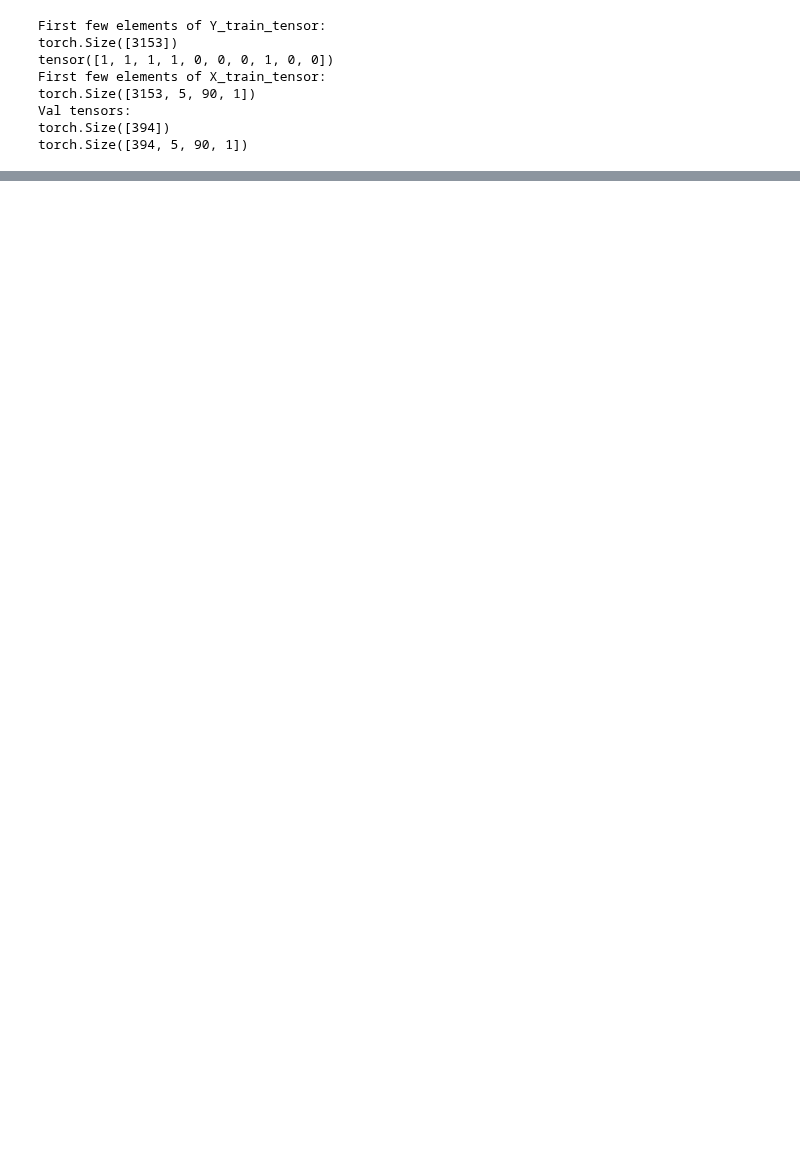
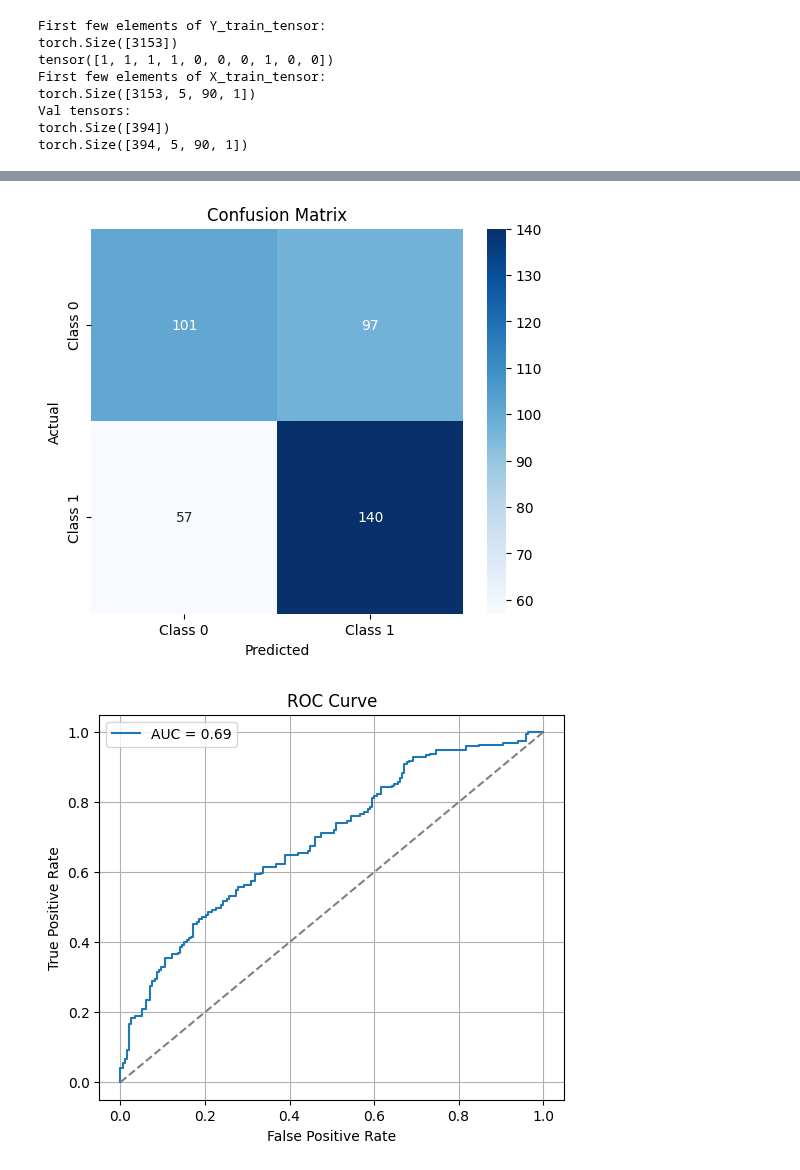
Before and after one commit to antoinevilain001/aps360project, a Jupyter notebook: cnn.ipynb, the cells around one changed output, grey strips where cells are left out. Saved outputs shown, nothing was run; the diff lists cells and outputs as text; code cells hidden in the pictures; blank space fills up the shorter version.

Commit message:
Training also finished, need a remote copy to work on it on my laptop

```diff
--- a/cnn.ipynb
+++ b/cnn.ipynb
@@ -11,6 +11,7 @@ X_train = np.load('ProcessedInputData/X_train.npy')
 Y_train = np.load('ProcessedInputData/y_train.npy')
 X_val = np.load('ProcessedInputData/X_val.npy')
 Y_val = np.load('ProcessedInputData/y_val.npy')
+
 
 # Convert to PyTorch tensors
 X_train_tensor = torch.tensor(X_train, dtype=torch.float32)
@@ -23,7 +24,7 @@ batch_size = 64
 train_dataset = TensorDataset(X_train_tensor, Y_train_tensor)
 train_loader = DataLoader(train_dataset, batch_size=batch_size, shuffle=True)
 val_dataset = TensorDataset(X_val_tensor, Y_val_tensor)
-val_loader = DataLoader(train_dataset, batch_size=batch_size, shuffle=False)
+val_loader = DataLoader(val_dataset, batch_size=batch_size, shuffle=False)
 # %%
 # Print the first few elements of the tensors
 print("First few elements of Y_train_tensor:")
@@ -149,0 +258,13 @@ Epoch [50/50], Loss: 0.1736, Accuracy: 100.00%
+# %%
+# Load test data
+X_test = np.load("ProcessedInputData/X_test.npy")
+y_test = np.load("ProcessedInputData/y_test.npy")
+
+# Convert to PyTorch tensors
+X_test_tensor = torch.tensor(X_test, dtype=torch.float32)
+y_test_tensor = torch.tensor(y_test, dtype=torch.float32)
+
+# Create a DataLoader for batching
+batch_size = 64
+test_dataset = TensorDataset(X_test_tensor, y_test_tensor)
+test_loader = DataLoader(test_dataset, batch_size=batch_size, shuffle=False)
@@ -149,0 +336,3 @@ Epoch [50/50], Loss: 0.1736, Accuracy: 100.00%
+# %%
+evaluate_model(cnn_model, test_loader)
+# %% [output]
@@ -149,0 +340,2 @@ Epoch [50/50], Loss: 0.1736, Accuracy: 100.00%
+[figure, added]
+[figure, added]
```
Also changed, not shown: parts of 4 cells of this notebook.
